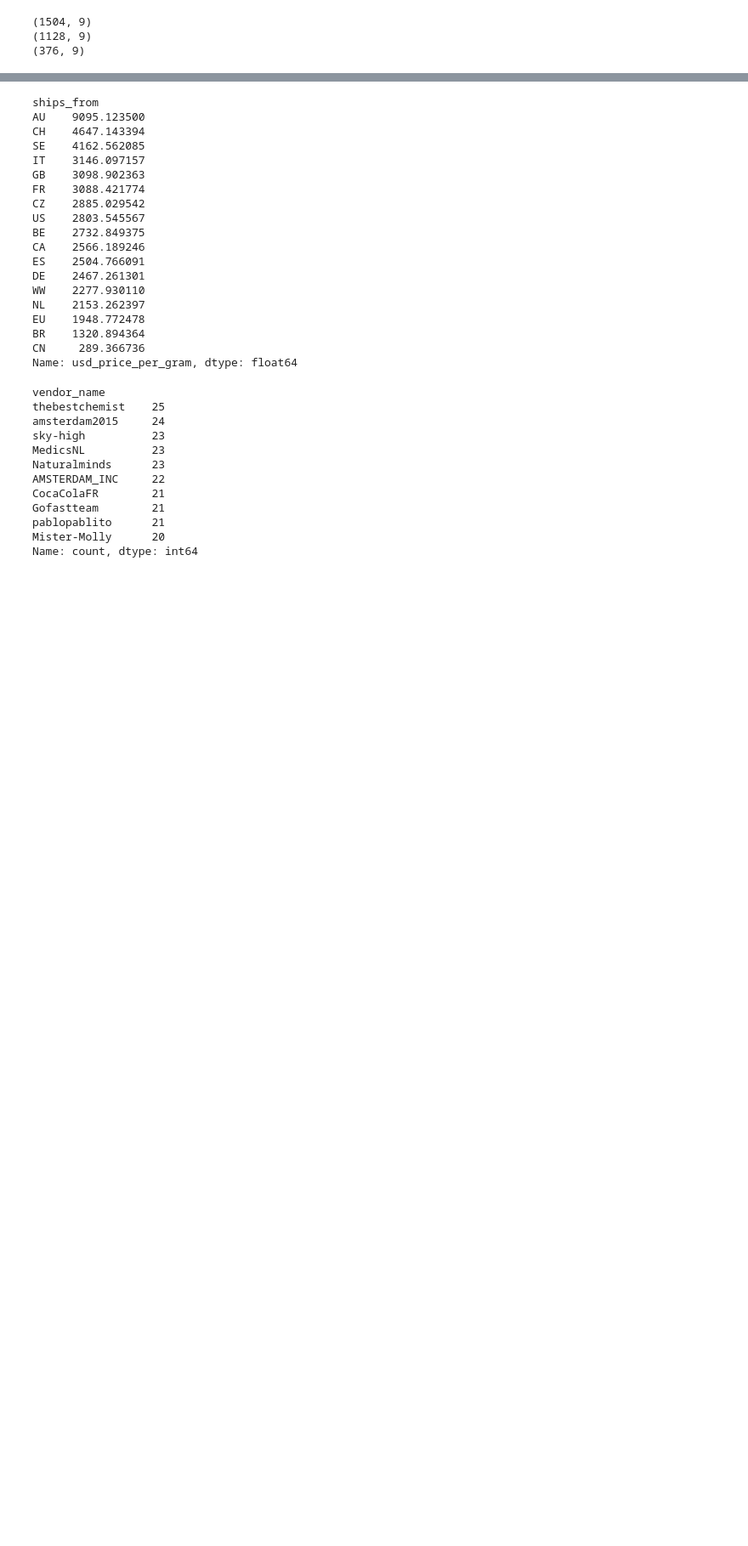
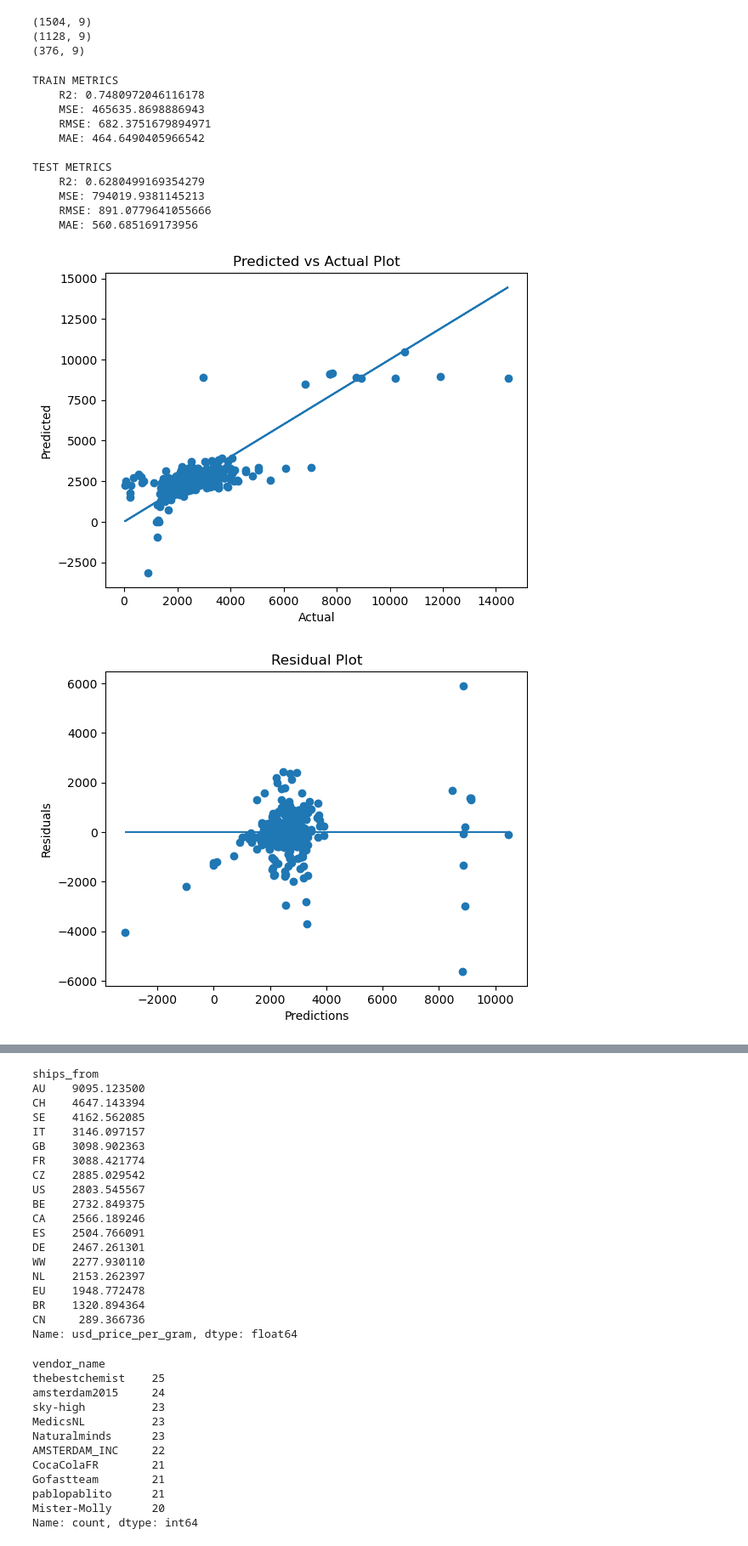
Before and after one commit to Asiabyr95/Project_4_group-2, a Jupyter notebook: Starter Code/cocaine_ml_data.ipynb, the cells around one changed output, grey strips where cells are left out. Shown at 85% size. Saved outputs shown, nothing was run; the diff lists cells and outputs as text; code cells hidden in the pictures; blank space fills up the shorter version.

```diff
--- a/Starter Code/cocaine_ml_data.ipynb
+++ b/Starter Code/cocaine_ml_data.ipynb
@@ -348,9 +338,25 @@ def doRegression(model, X_train, X_test, y_train, y_test):
 # %%
 # Step 2: Init the Model
 lr = Pipeline([
     ('preprocessor', preprocessor),
     ('regressor', LinearRegression())
-])
+    ])
+# Do Machine Learning
+doRegression(lr, X_train, X_test, y_train, y_test)
+# %% [output]
+TRAIN METRICS
+    R2: 0.7480972046116178
+    MSE: 465635.8698886943
+    RMSE: 682.3751679894971
+    MAE: 464.6490405966542
+
+TEST METRICS
+    R2: 0.6280499169354279
+    MSE: 794019.9381145213
+    RMSE: 891.0779641055666
+    MAE: 560.685169173956
+[figure, added]
+[figure, added]
 # %%
 # Do Machine Learning
 doRegression(lr, X_train, X_test, y_train, y_test)
```
Also changed, not shown: parts of 14 cells of this notebook.
